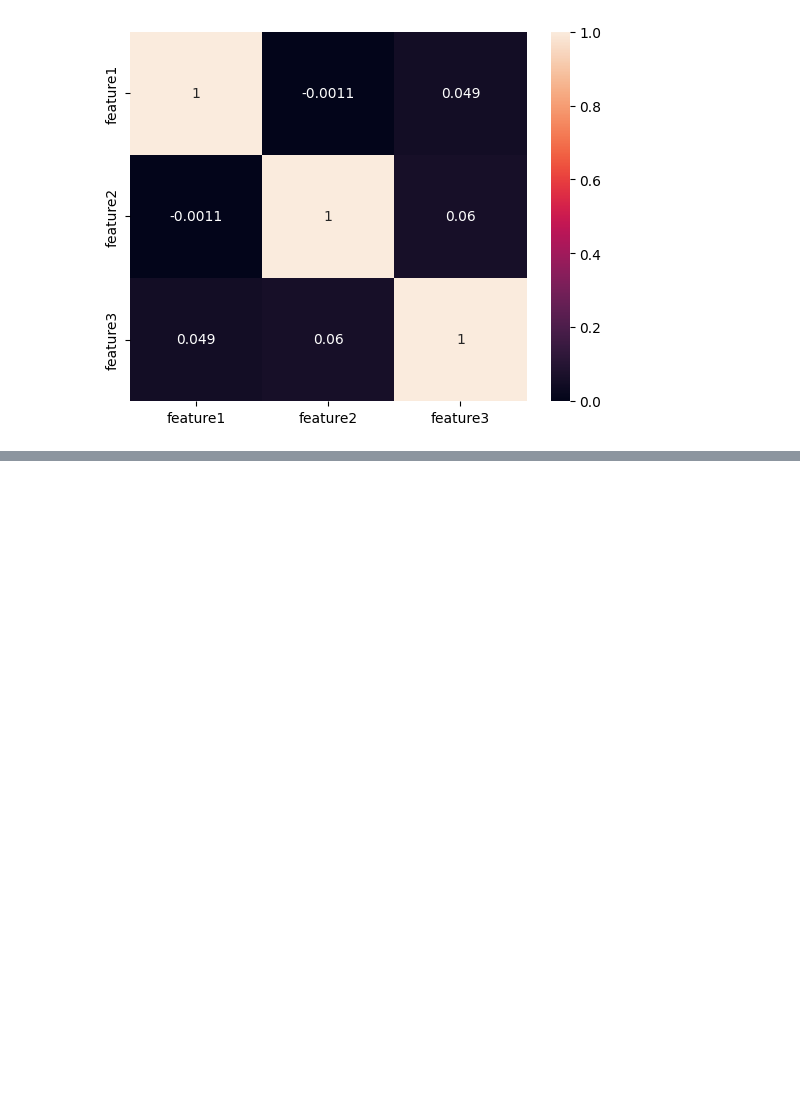
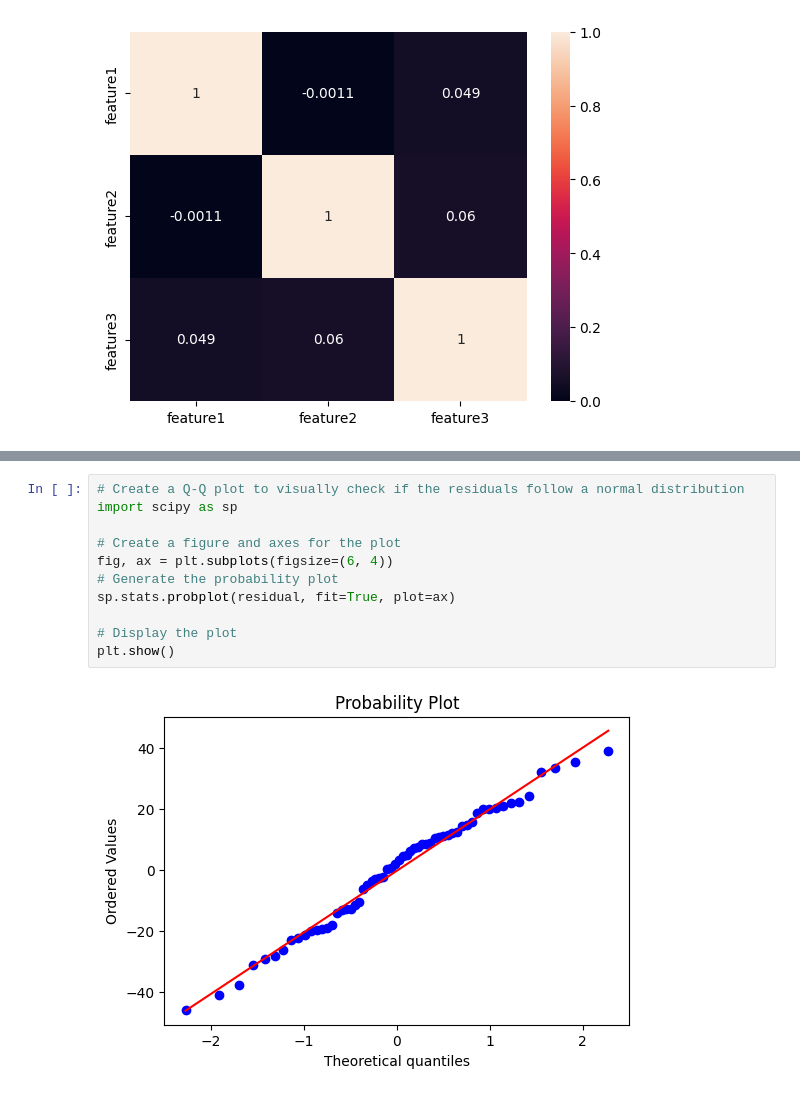
Before and after one commit to Saifullah785/machine-learning-engineer-roadmap, a Jupyter notebook: Lecture_72_Linear_Regression_Assumptions/Lecture_72_Linear_Regression_Assumptions.ipynb, the cells around one changed output, grey strips where cells are left out. Cells and saved outputs as stored; diff of their text form; blank space fills up the shorter version.

```diff
--- a/Lecture_72_Linear_Regression_Assumptions/Lecture_72_Linear_Regression_Assumptions.ipynb
+++ b/Lecture_72_Linear_Regression_Assumptions/Lecture_72_Linear_Regression_Assumptions.ipynb
@@ -86,0 +101,13 @@ sns.heatmap(df.iloc[:,0:3].corr(),annot=True)
+# %%
+# Create a Q-Q plot to visually check if the residuals follow a normal distribution
+import scipy as sp
+
+# Create a figure and axes for the plot
+fig, ax = plt.subplots(figsize=(6, 4))
+# Generate the probability plot
+sp.stats.probplot(residual, fit=True, plot=ax)
+
+# Display the plot
+plt.show()
+# %% [output]
+[figure, added]
```
Also changed, not shown: parts of 9 cells of this notebook.
